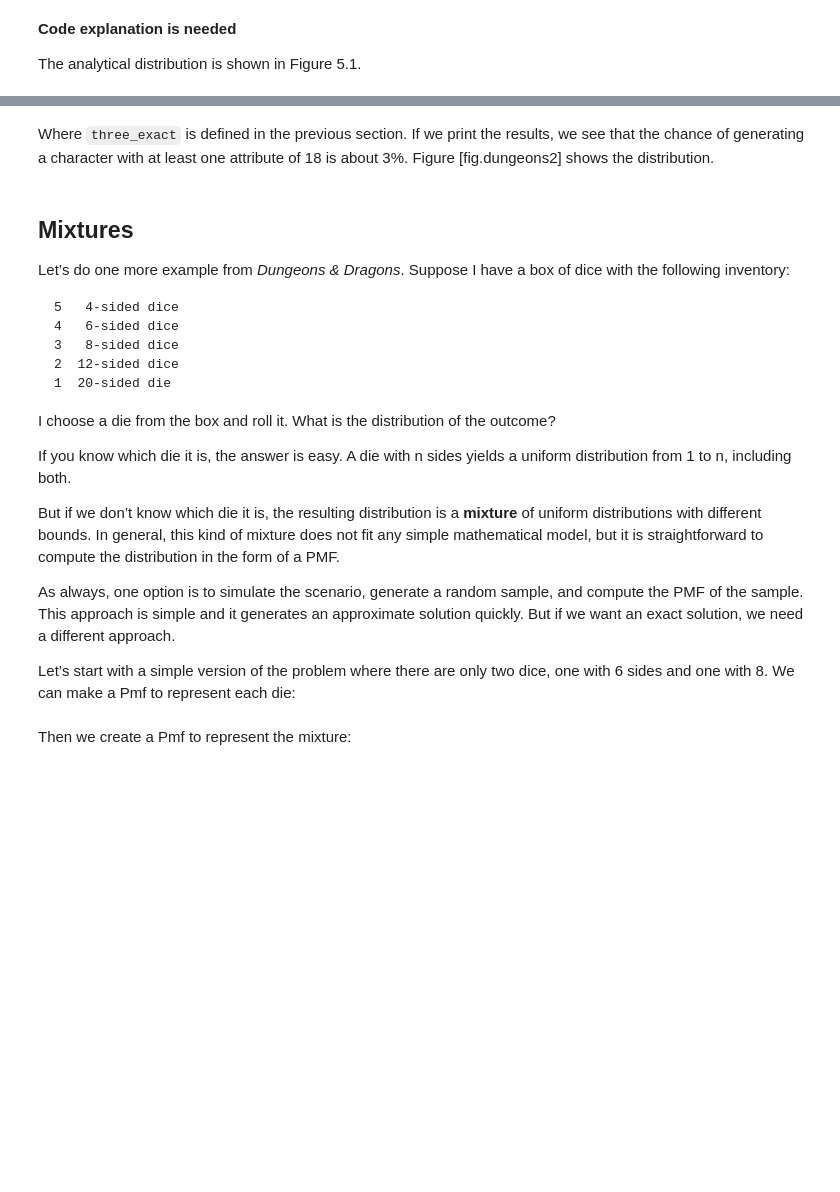
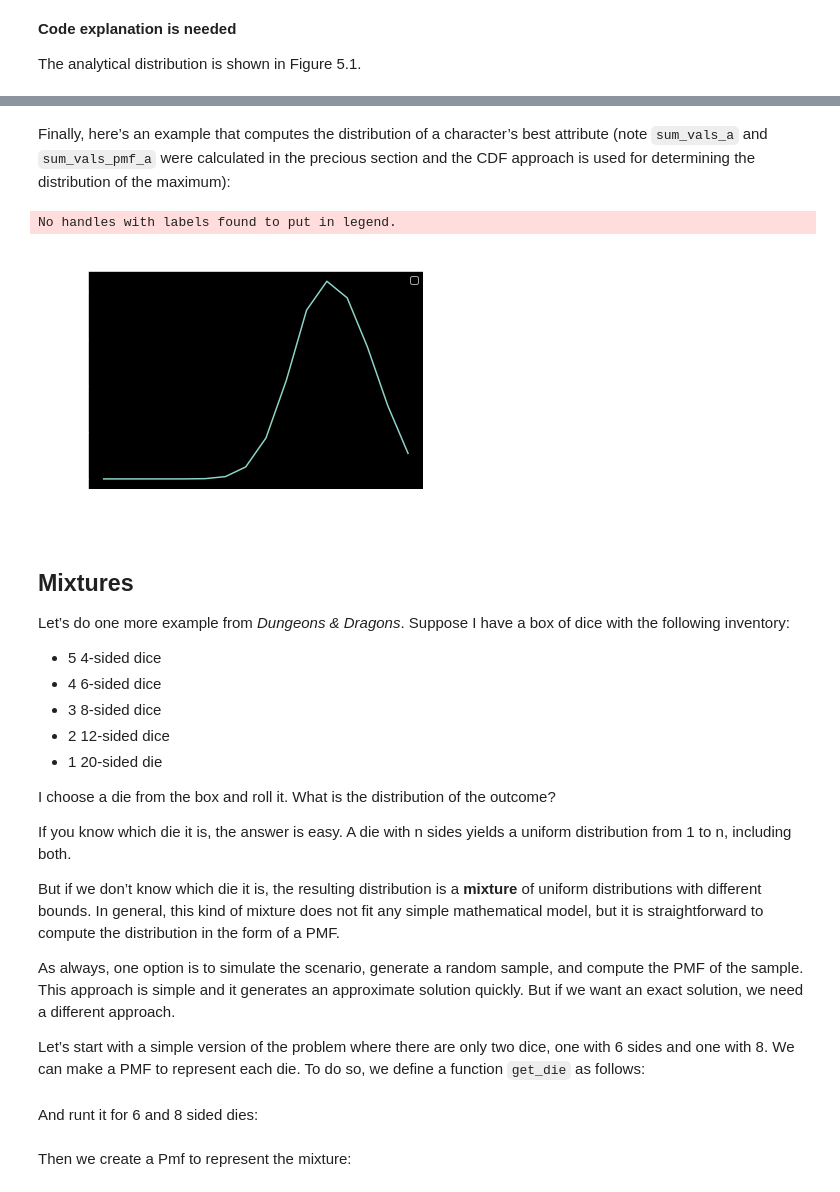
Before and after one commit to antshk/ThinkBayes, a Jupyter notebook: notebooks/05_Odds_and_Addends.ipynb, the cells around one changed output, grey strips where cells are left out. Drawn from its saved outputs; the diff is of its cells as text; code cells hidden in the pictures; blank space fills up the shorter version.

```diff
--- a/notebooks/05_Odds_and_Addends.ipynb
+++ b/notebooks/05_Odds_and_Addends.ipynb
@@ -372,5 +343,0 @@ best_attr_pmf.Print()
-# %% [markdown]
-Where `three_exact` is defined in the previous section. If we print the
-results, we see that the chance of generating a character with at least
-one attribute of 18 is about 3%. Figure [fig.dungeons2] shows the
-distribution.
@@ -382,14 +348,35 @@ plt.plot(xs, ps);
+# %% [markdown]
+Finally, here’s an example that computes the distribution of a character’s best attribute
+(note `sum_vals_a` and `sum_vals_pmf_a` were calculated in the precious section and the CDF approach is used for determining the distribution of the maximum):
+# %%
+#sum_vals_pmf_a
+#sum_vals_a
+
+sum_vals_cdf_a = sum_vals_pmf_a.cumsum()
+
+k=6
+sum_vals_cdf_attributes = sum_vals_cdf_a**k
+sum_vals_pdf_attributes = np.diff(np.insert(sum_vals_cdf_attributes,0,0))
+# %%
+plt.plot(sum_vals_a, sum_vals_pdf_attributes)
+plt.xlabel('Sum of three 6-sided dice');
+plt.ylabel('Probability');
+plt.legend()
+plt.title('Figure 5.2');
+# %% [output]
+No handles with labels found to put in legend.
+[figure, added]
 # %% [markdown]
 ## Mixtures
 
 Let’s do one more example from *Dungeons & Dragons*.
 Suppose I have a box of dice with the following inventory:
 
-    5   4-sided dice
-    4   6-sided dice
-    3   8-sided dice
-    2  12-sided dice
-    1  20-sided die
+* 5   4-sided dice
+* 4   6-sided dice
+* 3   8-sided dice
+* 2  12-sided dice
+* 1  20-sided die
 
 I choose a die from the box and roll it. What is the distribution of the
 outcome?
@@ -410,5 +397,5 @@ it generates an approximate solution quickly. But if we want an exact
 solution, we need a different approach.
 
 Let’s start with a simple version of the problem where there are only
-two dice, one with 6 sides and one with 8. We can make a Pmf to
-represent each die:
+two dice, one with 6 sides and one with 8. We can make a PMF to
+represent each die. To do so, we define a function `get_die` as follows:
@@ -417,0 +407,2 @@ d8 = Die(8)
+# %% [markdown]
+And runt it for 6 and 8 sided dies:
```
Also changed, not shown: parts of 33 cells of this notebook.
